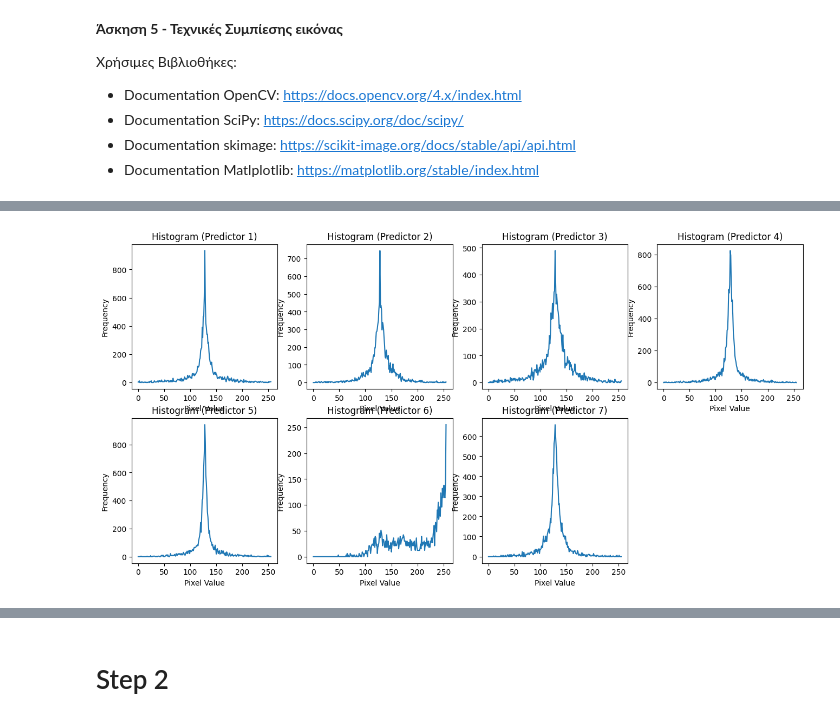
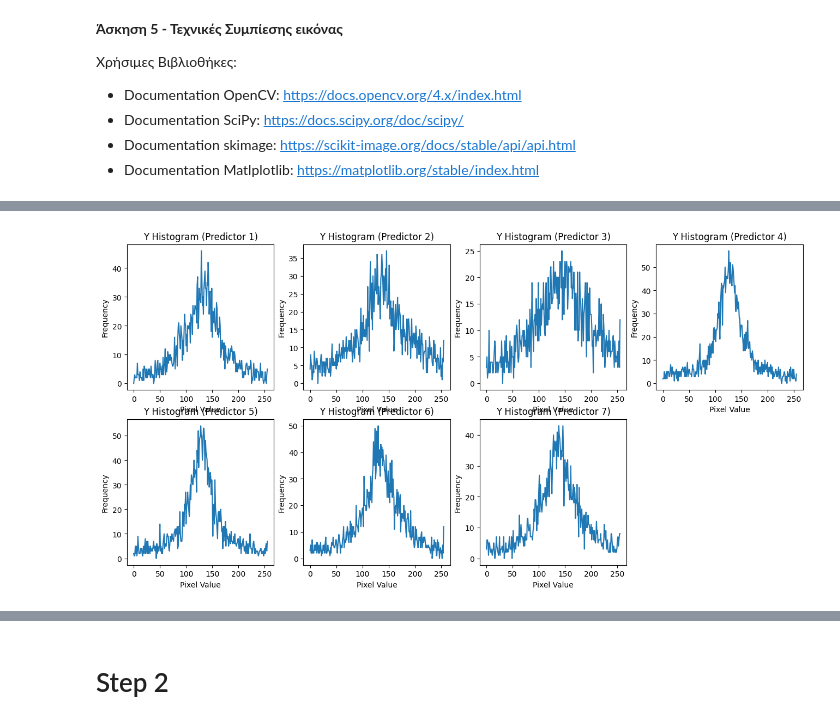
Before and after one commit to AgniKoko/DIP_HW02, a Jupyter notebook: DIP_HW02.ipynb, the cells around one changed output, grey strips where cells are left out. Drawn from its saved outputs; the diff is of its cells as text; code cells hidden in the pictures.

```diff
--- a/DIP_HW02.ipynb
+++ b/DIP_HW02.ipynb
@@ -111,7 +116,7 @@ predictor2_mask = np.array([[0, 1, 0], [0, 0, 0], [0, 0, 0]])
 predictor3_mask = np.array([[1, 0, 0], [0, 0, 0], [0, 0, 0]])
 predictor4_mask = predictor1_mask - predictor3_mask + predictor2_mask
 predictor5_mask = predictor1_mask + 0.5 * (predictor2_mask - predictor3_mask)
-predictor6_mask = predictor2_mask + 0.5 * (predictor1_mask + predictor3_mask)
+predictor6_mask = predictor2_mask + 0.5 * (predictor1_mask - predictor3_mask)
 predictor7_mask = 0.5 * (predictor1_mask + predictor2_mask)
 
 # Apply predictors as filters
@@ -133,11 +138,11 @@ predicted_images = [
     predicted_image_7
 ]
 
-plt.figure(figsize=(16, 16))
-for i, image in enumerate(predicted_images, start=1):
+plt.figure(figsize=(12, 12))
+for i, predicted_image in enumerate(predicted_images, start=1):
     plt.subplot(4, 4, i)
-    plt.imshow(image.astype(int), cmap='gray')
-    plt.title(f"Predictor {i} image")
+    plt.imshow(predicted_image.astype(int), cmap='gray')
+    plt.title(f"Predictor {i} predicted_image")
     plt.axis('off')
 plt.tight_layout()
 plt.show()
@@ -153,89 +158,45 @@ WARNING:matplotlib.image:Clipping input data to the valid range for imshow with
 # %%
 # Compute prediction errors for each predictor
 prediction_error_1 = combined_dc_values.astype(int) - predicted_image_1.astype(int) # int ---> Epeidh einai unit8, gia na mhn kanei clip sto 0
 prediction_error_2 = combined_dc_values.astype(int) - predicted_image_2.astype(int)
 prediction_error_3 = combined_dc_values.astype(int) - predicted_image_3.astype(int)
 prediction_error_4 = combined_dc_values.astype(int) - predicted_image_4.astype(int)
 prediction_error_5 = combined_dc_values.astype(int) - predicted_image_5.astype(int)
 prediction_error_6 = combined_dc_values.astype(int) - predicted_image_6.astype(int)
 prediction_error_7 = combined_dc_values.astype(int) - predicted_image_7.astype(int)
 
 prediction_errors = [
     prediction_error_1,
     prediction_error_2,
     prediction_error_3,
     prediction_error_4,
     prediction_error_5,
     prediction_error_6,
     prediction_error_7
 ]
 
-# Compute histograms of prediction errors
-histogram_original,_ = np.histogram(image.flatten(), bins=256, range=(0, 255))
-histogram_1,_ = np.histogram(prediction_error_1.flatten(), bins=256, range=(-128, 128))
-histogram_2,_ = np.histogram(prediction_error_2.flatten(), bins=256, range=(-128, 128))
-histogram_3,_ = np.histogram(prediction_error_3.flatten(), bins=256, range=(-128, 128))
-histogram_4,_ = np.histogram(prediction_error_4.flatten(), bins=256, range=(-128, 128))
-histogram_5,_ = np.histogram(prediction_error_5.flatten(), bins=256, range=(-128, 128))
-histogram_6,_ = np.histogram(prediction_error_6.flatten(), bins=256, range=(-128, 128))
-histogram_7,_ = np.histogram(prediction_error_7.flatten(), bins=256, range=(-128, 128))
+Y_histogram_original,_ = np.histogram(image.flatten(), bins=256, range=(0, 255))
+Cb_histogram_original,_ = np.histogram(combined_dc_values[:,:,1].flatten(), bins=256, range=(0, 255))
+Cr_histogram_original,_ = np.histogram(combined_dc_values[:,:,2].flatten(), bins=256, range=(0, 255))
 
-histograms = [
-    histogram_1,
-    histogram_2,
-    histogram_3,
-    histogram_4,
-    histogram_5,
-    histogram_6,
-    histogram_7
-]
+Y_histograms  = []
+Cb_histograms = []
+Cr_histograms = []
+for i in range(7):
+    Y_histogram, _ = np.histogram(prediction_errors[i][:,:,0].flatten(), bins=256, range=(-128, 128))
+    Cb_histogram, _ = np.histogram(prediction_errors[i][:,:,1].flatten(), bins=256, range=(-128, 128))
+    Cr_histogram, _ = np.histogram(prediction_errors[i][:,:,2].flatten(), bins=256, range=(-128, 128))
+    Y_histograms.append(Y_histogram)
+    Cb_histograms.append(Cb_histogram)
+    Cr_histograms.append(Cr_histogram)
 
 plt.figure(figsize=(16, 16))
-for i, histogram in enumerate(histograms, start=1):
+for i, histogram in enumerate(Y_histograms, start=1):
     plt.subplot(4, 4, i)
     plt.plot(histogram)
-    plt.title(f"Histogram (Predictor {i})")
+    plt.title(f"Y Histogram (Predictor {i})")
     plt.xlabel('Pixel Value')
     plt.ylabel('Frequency')
 plt.show()
-
-def compute_entropy(histogram):
-    histogram_normalized = histogram / histogram.sum()
-    entropy_value = -np.sum(histogram_normalized * np.log2(histogram_normalized + 1e-10))
-    return entropy_value
-
-enrory_original=compute_entropy(histogram_original)
-entropy_1 = compute_entropy(histogram_1)
-entropy_2 = compute_entropy(histogram_2)
-entropy_3 = compute_entropy(histogram_3)
-entropy_4 = compute_entropy(histogram_4)
-entropy_5 = compute_entropy(histogram_5)
-entropy_6 = compute_entropy(histogram_6)
-entropy_7 = compute_entropy(histogram_7)
-
-print(f"Entropy for Original image: {enrory_original:.4f}")
-print(f"Entropy for Predictor 1: {entropy_1:.4f}")
-print(f"Entropy for Predictor 2: {entropy_2:.4f}")
-print(f"Entropy for Predictor 3: {entropy_3:.4f}")
-print(f"Entropy for Predictor 4: {entropy_4:.4f}")
-print(f"Entropy for Predictor 5: {entropy_5:.4f}")
-print(f"Entropy for Predictor 6: {entropy_6:.4f}")
-print(f"Entropy for Predictor 7: {entropy_7:.4f}")
-
-entropies = [
-    entropy_1,
-    entropy_2,
-    entropy_3,
-    entropy_4,
-    entropy_5,
-    entropy_6,
-    entropy_7
-]
-
-min_entropy = min(entropies)
-min_idx = entropies.index(min_entropy) + 1
-print("")
-print(f"Least entropy is entropy_{min_idx} = {min_entropy}")
-min_prediction_error = prediction_errors[min_idx]
 # %% [output]
-[figure, old version]
+[figure, new version]
```
Also changed, not shown: parts of 13 cells of this notebook.
